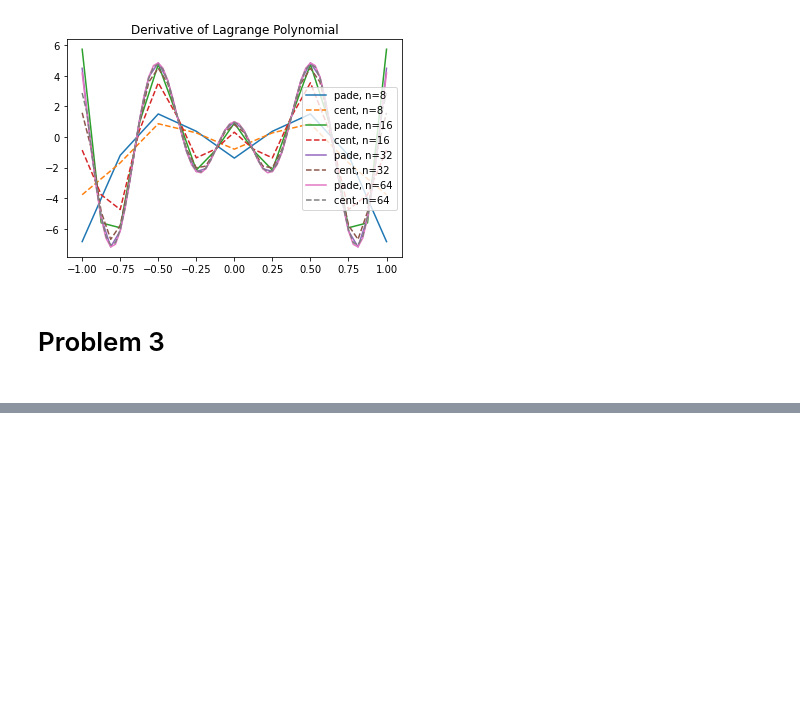
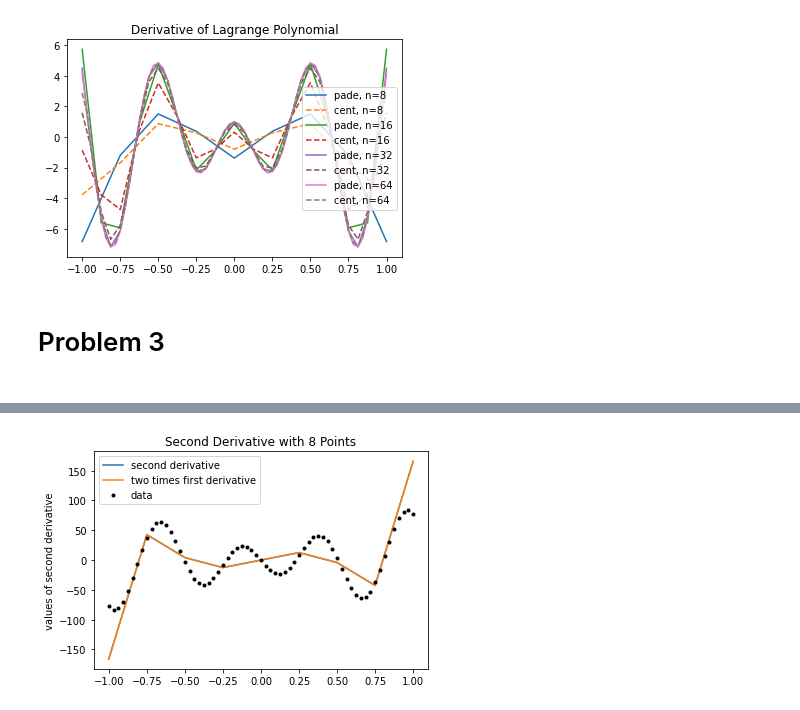
Before and after one commit to zomorodiyan/MAE-5093, a Jupyter notebook: CP1.ipynb, the cells around one changed output, grey strips where cells are left out. Saved outputs shown, nothing was run; the diff lists cells and outputs as text; code cells hidden in the pictures; blank space fills up the shorter version.

```diff
--- a/CP1.ipynb
+++ b/CP1.ipynb
@@ -350,0 +213,91 @@ if __name__ == "__main__":
+# %%
+def tdma(a,b,c,d):
+
+    ac, bc, cc, dc = map(np.array, (a, b, c, d))
+    ne = len(d)
+    for i in range(1,ne):
+        bc[i] = bc[i] - ac[i]*(cc[i-1]/bc[i-1])
+        dc[i] = dc[i] - ac[i]*(dc[i-1]/bc[i-1])
+    uc = bc
+    uc[-1] = dc[-1]/bc[-1]
+
+    for i in range(ne-2,-1,-1):
+        uc[i] = (dc[i] - cc[i]*uc[i+1])/bc[i]
+    return uc
+
+def padeSecondDerivative(x):
+
+    n = len(x)-1
+    h = x[1] - x[0]
+    a, b, c, d = map(np.zeros, (len(x), len(x), len(x), len(x)))
+    b[0], b[n] = 1.0, 1.0
+    c[0], a[n] = 11.0, 11.0
+    i = 0
+    d[i] = (1.0/(h**2))*(13*func(x[i])-27*func(x[i+1])+15*func(x[i+2])-func(x[i+3]))
+    i = n
+    d[i] = (1.0/(h**2))*(13*func(x[i])-27*func(x[i-1])+15*func(x[i-2])-func(x[i-3]))
+    for i in range(1, n):
+        a[i] = 1.0
+        b[i] = 10.0
+        c[i] = 1.0
+        d[i] = (12.0/(h**2))*(func(x[i+1]) - 2 * func(x[i]) + func(x[i-1]))
+
+    return tdma(a,b,c,d)
+
+def padeDerivativeOnDerivative(x):
+
+    n = len(x)-1
+    h = x[1] - x[0]
+    a, b, c, d = map(np.zeros, (len(x), len(x), len(x), len(x)))
+    b[0], b[n] = 1.0, 1.0
+    c[0], a[n] = 2.0, 2.0
+    i = 0
+    d[i] = (1.0/h)*(-2.5*firstDerivative(x[i])+2*firstDerivative(x[i+1])+0.5*firstDerivative(x[i+2]))
+    i = n
+    d[i] = (1.0/h)*(2.5*firstDerivative(x[i])-2*firstDerivative(x[i-1])-0.5*firstDerivative(x[i-2]))
+    for i in range(1, n):
+        a[i] = 1.0
+        b[i] = 4.0
+        c[i] = 1.0
+        d[i] = (3.0/h)*(firstDerivative(x[i+1]) - firstDerivative(x[i-1]))
+
+    return tdma(a,b,c,d)
+
+
+n = [8, 16, 32, 64]
+x1 = np.linspace(-1, 1, n[-1]+1)
+yPrime = firstDerivative(x1)
+ypp = secondDerivative(x1)
+
+for i in range(len(n)):
+    x = np.linspace(-1, 1, n[i]+1)
+    fPP = padeDerivativeDerivative(x)
+    fPrime = padeDerivative(x)
+    fPrimePrime = padeDerivativeOnDerivative(x)
+    fig = plt.figure(i+1)
+    plt.title('Second Derivative with '+str(n[i])+' Points')
+    plt.plot(x, fPP, label='second derivative')
+    plt.plot(x, fPrimePrime, label='two times first derivative')
+    plt.plot(x1, ypp, 'k.', label='data')
+    plt.ylabel('values of second derivative')
+    plt.legend()
+
+omega = 0.5
+n = range(9, 999, 10)
+error = np.zeros((len(n)))
+h = np.zeros((len(n)))
+for i in range(len(n)):
+    x = np.linspace(-1, 1, n[i]+1)
+    ind = np.argwhere(x>=omega)[0][0]
+    fPP = padeSecondDerivative(x)
+    error[i] = np.abs(fPP[ind] - secondDerivative(x[ind]))
+    h[i] = 2.0 / (n[i] + 1)
+
+
+fig = plt.figure(5)
+plt.title('Error for second derivative of Pade method')
+plt.plot(h, error)
+plt.gca().invert_xaxis()
+plt.yscale("log")
+plt.xlabel('delta x')
+# %% [output]
@@ -350,0 +305 @@ if __name__ == "__main__":
+[figure, added]
```
Also changed, not shown: parts of 2 cells of this notebook.
